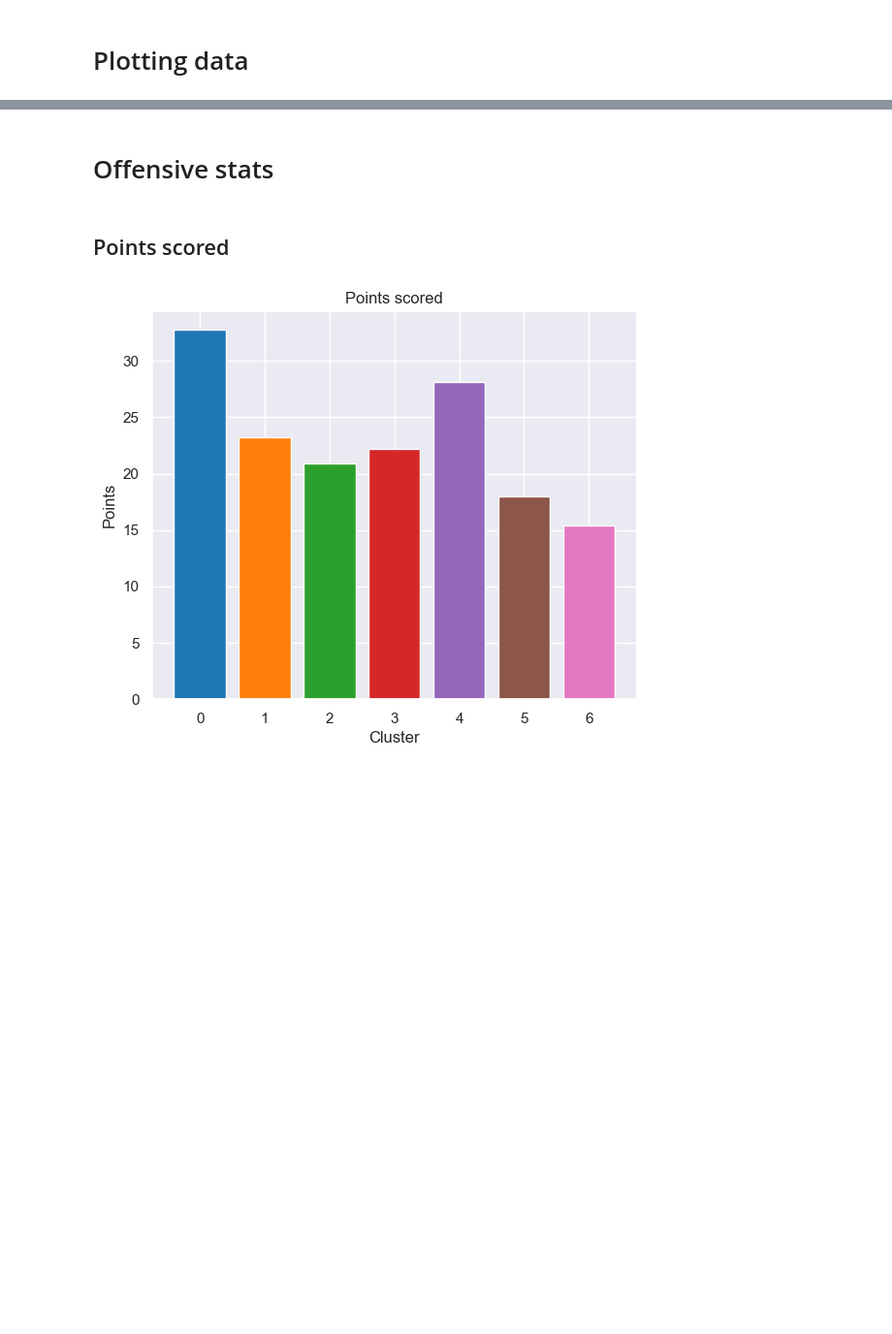
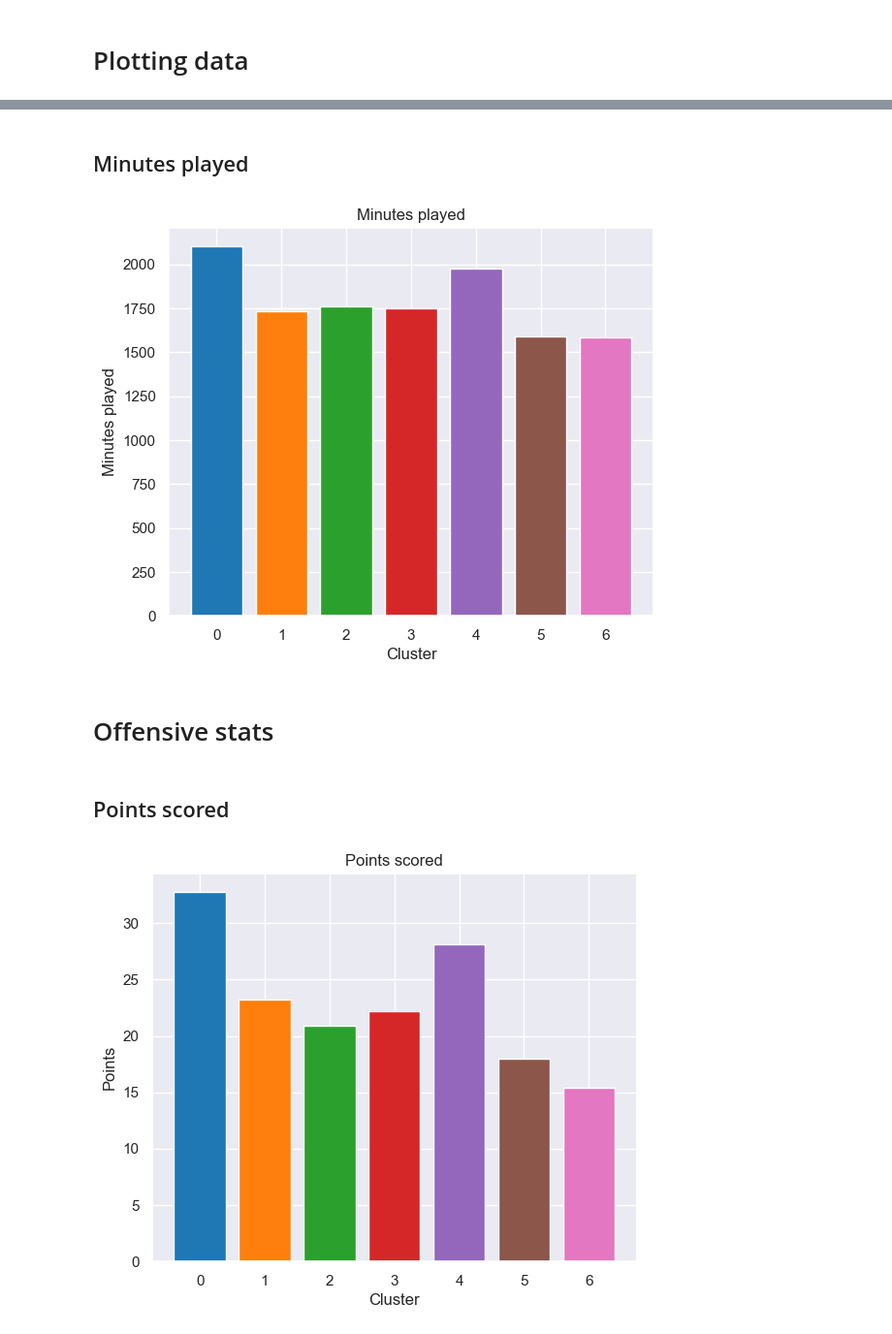
Before and after one commit to AlfonsoGhislieri/nba-machine-learning, a Jupyter notebook: nba.ipynb, the cells around one changed output, grey strips where cells are left out. Shown at 97% size. Cells and saved outputs as stored; diff of their text form; code cells hidden in the pictures; blank space fills up the shorter version.

```diff
--- a/nba.ipynb
+++ b/nba.ipynb
@@ -703,3 +738,19 @@ NameError: name 'df_cluster_grouped_kmeans' is not defined
+# %% [markdown]
+## Minutes played
+# %%
+fig = plt.figure(figsize=(5, 4))
+ax = fig.add_axes([1,1,1,1])
+
+# getting minutes played for each cluster
+mp = df_cluster_grouped_kmeans['mp']
+
+ax.bar(clusters,mp, color=cluster_colors)
+ax.set_title('Minutes played')
+ax.set_xlabel('Cluster')
+ax.set_ylabel('Minutes played')
+plt.show()
+# %% [output]
+[figure, added]
 # %% [markdown]
 # Offensive stats
 # %% [markdown]
```
Also changed, not shown: parts of 9 cells of this notebook.
